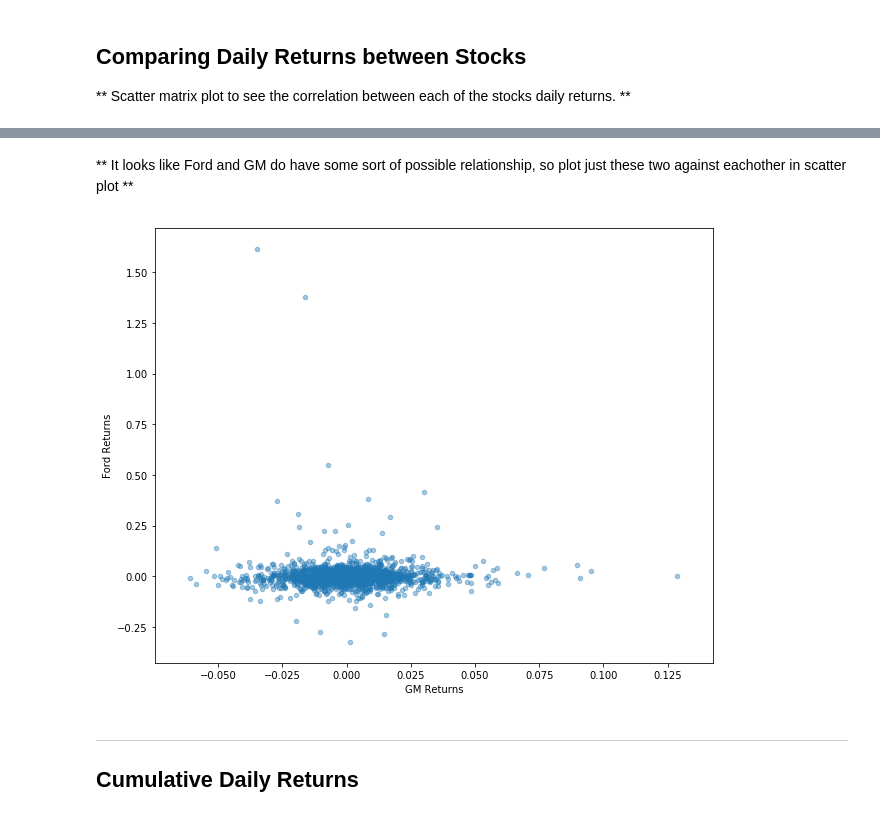
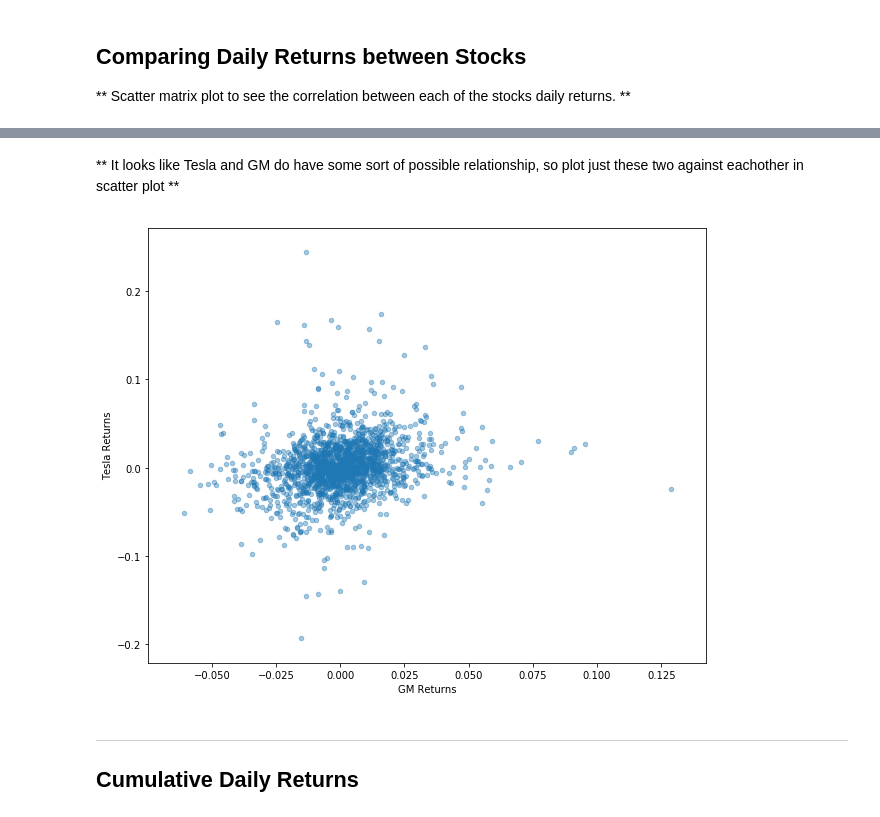
Before and after one commit to gsamarakoon/Quant-trading, a Jupyter notebook: A Basic Stock Market Analysis Project-Python-for medium.ipynb, the cells around one changed output, grey strips where cells are left out. Cells and saved outputs as stored; diff of their text form; code cells hidden in the pictures.

```diff
--- a/A Basic Stock Market Analysis Project-Python-for medium.ipynb
+++ b/A Basic Stock Market Analysis Project-Python-for medium.ipynb
@@ -322,9 +320,9 @@ scatter_matrix(box_df, figsize=(8,8), alpha=0.2, hist_kwds={'bins':50});
 # %% [markdown]
-** It looks like Ford and GM do have some sort of possible relationship, so plot just these two against eachother in scatter plot **
+** It looks like Tesla and GM do have some sort of possible relationship, so plot just these two against eachother in scatter plot **
 # %%
-box_df.plot(kind='scatter', x= 'GM Returns', y= 'Ford Returns', alpha=0.4, figsize=(10,8));
+box_df.plot(kind='scatter', x= 'GM Returns', y= 'Tesla Returns', alpha=0.4, figsize=(10,8));
 # %% [output]
-[figure, old version]
+[figure, new version]
 # %% [markdown]
 ____
 ## Cumulative Daily Returns
```
Also changed, not shown: parts of 6 cells of this notebook, 49 other files.
